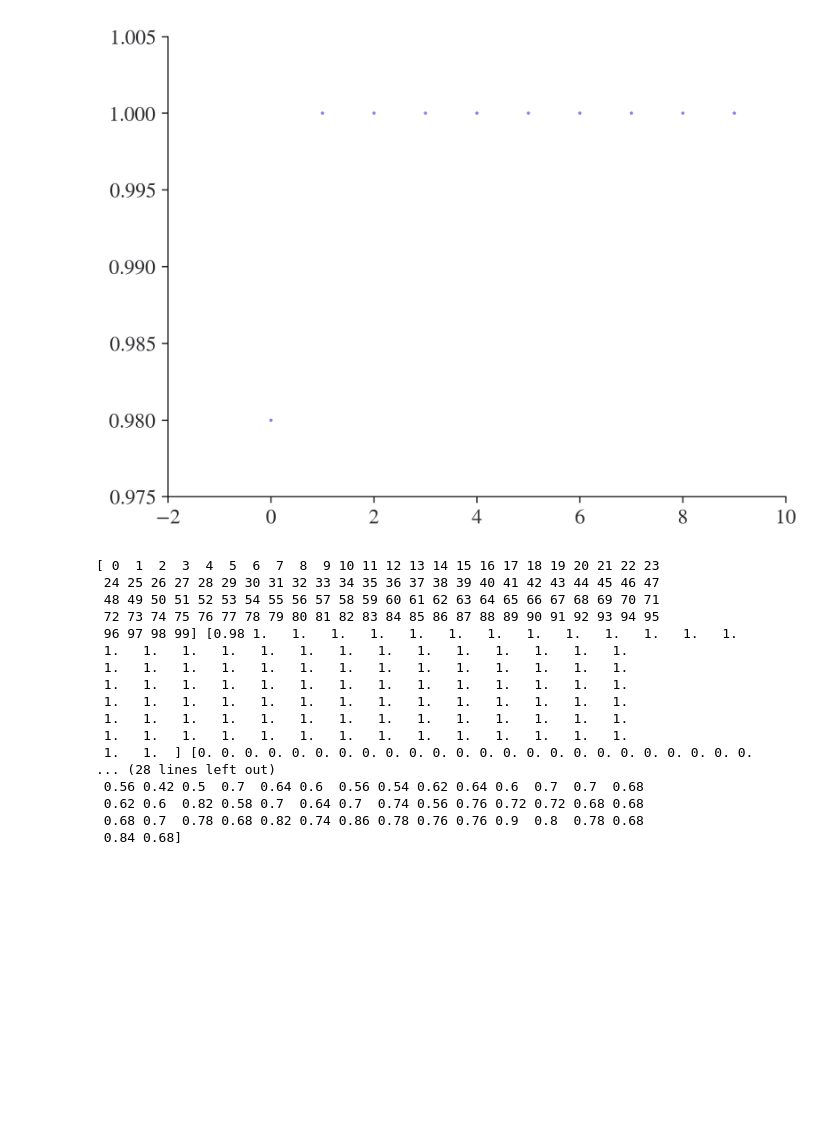
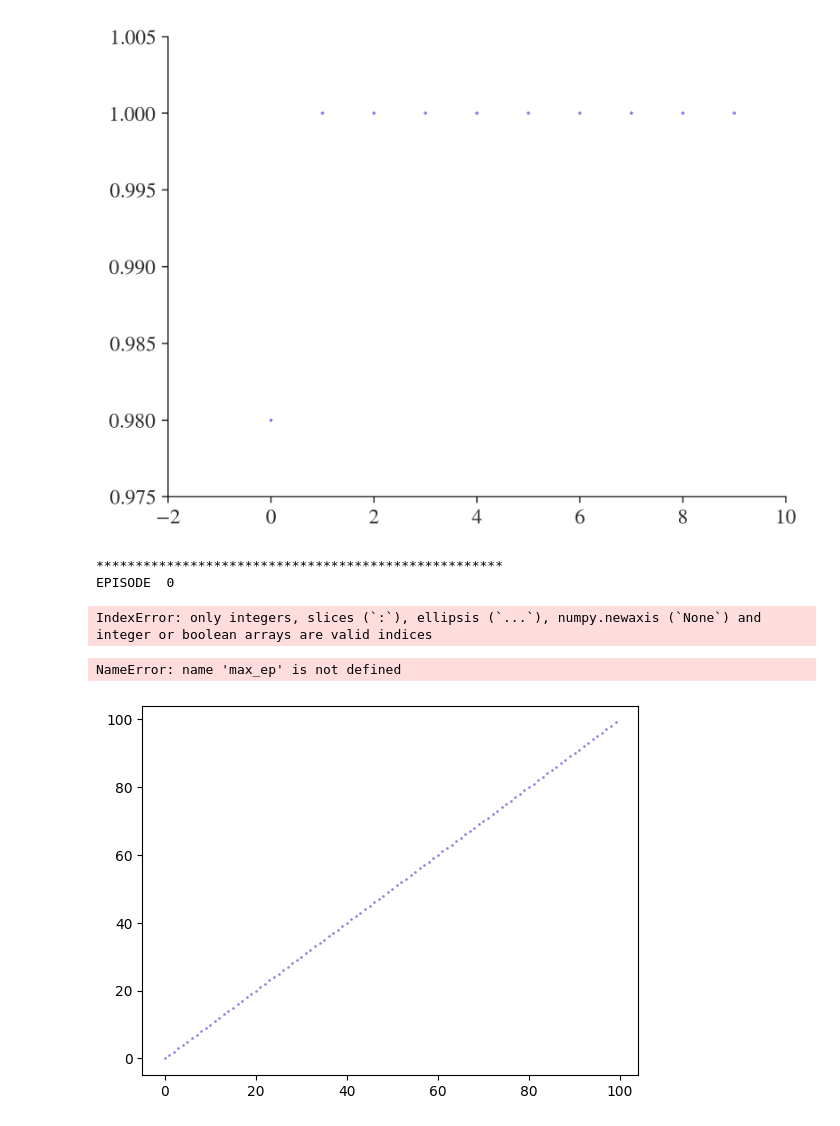
Before and after one commit to amirhnourian/Open_AI_Frozenlake, a Jupyter notebook: 6x6_map.ipynb, the cells around one changed output. Drawn from its saved outputs; the diff is of its cells as text; code cells hidden in the pictures; blank space fills up the shorter version.

```diff
--- a/6x6_map.ipynb
+++ b/6x6_map.ipynb
@@ -932,30 +955,3 @@ def Q_policy(env,qtable,ep):
                 break
             state = new_state
     #env.close()
-# %%
-print(data_points_array,
-        success_list_1,
-        success_list_2,
-        success_list_3,
-        success_list_4,
-        success_list_5,
-        success_list_6
-      )
-# %% [output]
-[ 0  1  2  3  4  5  6  7  8  9 10 11 12 13 14 15 16 17 18 19 20 21 22 23
- 24 25 26 27 28 29 30 31 32 33 34 35 36 37 38 39 40 41 42 43 44 45 46 47
- 48 49 50 51 52 53 54 55 56 57 58 59 60 61 62 63 64 65 66 67 68 69 70 71
- 72 73 74 75 76 77 78 79 80 81 82 83 84 85 86 87 88 89 90 91 92 93 94 95
- 96 97 98 99] [0.98 1.   1.   1.   1.   1.   1.   1.   1.   1.   1.   1.   1.   1.
- 1.   1.   1.   1.   1.   1.   1.   1.   1.   1.   1.   1.   1.   1.
- 1.   1.   1.   1.   1.   1.   1.   1.   1.   1.   1.   1.   1.   1.
- 1.   1.   1.   1.   1.   1.   1.   1.   1.   1.   1.   1.   1.   1.
- 1.   1.   1.   1.   1.   1.   1.   1.   1.   1.   1.   1.   1.   1.
- 1.   1.   1.   1.   1.   1.   1.   1.   1.   1.   1.   1.   1.   1.
- 1.   1.   1.   1.   1.   1.   1.   1.   1.   1.   1.   1.   1.   1.
- 1.   1.  ] [0. 0. 0. 0. 0. 0. 0. 0. 0. 0. 0. 0. 0. 0. 0. 0. 0. 0. 0. 0. 0. 0. 0. 0.
-... (28 lines left out)
- 0.56 0.42 0.5  0.7  0.64 0.6  0.56 0.54 0.62 0.64 0.6  0.7  0.7  0.68
- 0.62 0.6  0.82 0.58 0.7  0.64 0.7  0.74 0.56 0.76 0.72 0.72 0.68 0.68
- 0.68 0.7  0.78 0.68 0.82 0.74 0.86 0.78 0.76 0.76 0.9  0.8  0.78 0.68
- 0.84 0.68]
@@ -980,0 +958,6 @@ np.savetxt("6x6120kmax1200d24p.csv",
+# %%
+Q_policy(env,qtable,ep = 1000)
+# %% [output]
+****************************************************
+EPISODE  0
+IndexError: only integers, slices (`:`), ellipsis (`...`), numpy.newaxis (`None`) and integer or boolean arrays are valid indices
@@ -980,0 +987,23 @@ np.savetxt("6x6120kmax1200d24p.csv",
+# %%
+
+
+success_list_1 = [0.0, 1.0, 2.0, 3.0, 4.0, 5.0, 6.0, 7.0, 8.0, 9.0, 10.0, 11.0, 12.0, 13.0, 14.0, 15.0, 16.0, 17.0, 18.0, 19.0, 20.0, 21.0, 22.0, 23.0, 24.0, 25.0, 26.0, 27.0, 28.0, 29.0, 30.0, 31.0, 32.0, 33.0, 34.0, 35.0, 36.0, 37.0, 38.0, 39.0, 40.0, 41.0, 42.0, 43.0, 44.0, 45.0, 46.0, 47.0, 48.0, 49.0, 50.0, 51.0, 52.0, 53.0, 54.0, 55.0, 56.0, 57.0, 58.0, 59.0, 60.0, 61.0, 62.0, 63.0, 64.0, 65.0, 66.0, 67.0, 68.0, 69.0, 70.0, 71.0, 72.0, 73.0, 74.0, 75.0, 76.0, 77.0, 78.0, 79.0, 80.0, 81.0, 82.0, 83.0, 84.0, 85.0, 86.0, 87.0, 88.0, 89.0, 90.0, 91.0, 92.0, 93.0, 94.0, 95.0, 96.0, 97.0, 98.0, 99.0]
+
+
+import numpy as np
+import matplotlib.pyplot as plt
+import matplotlib as mpl
+
+data_points = 100
+data_points_array = np.array(list(range(0,int(data_points))))
+
+plt.scatter(data_points_array,success_list_1,c='b',edgecolor ="red",linewidths=0.1,marker='p',s=4, alpha=0.5)
+
+plt.title('Performance check for',max_ep,'Data collection rate',data_collect)
+plt.xlabel('Elapsed episode pecentage')
+plt.ylabel('Performance per data collect rate')
+
+plt.show()
+# %% [output]
+NameError: name 'max_ep' is not defined
+[figure, added]
```
Also changed, not shown: parts of 6 cells of this notebook, 1 other file.
